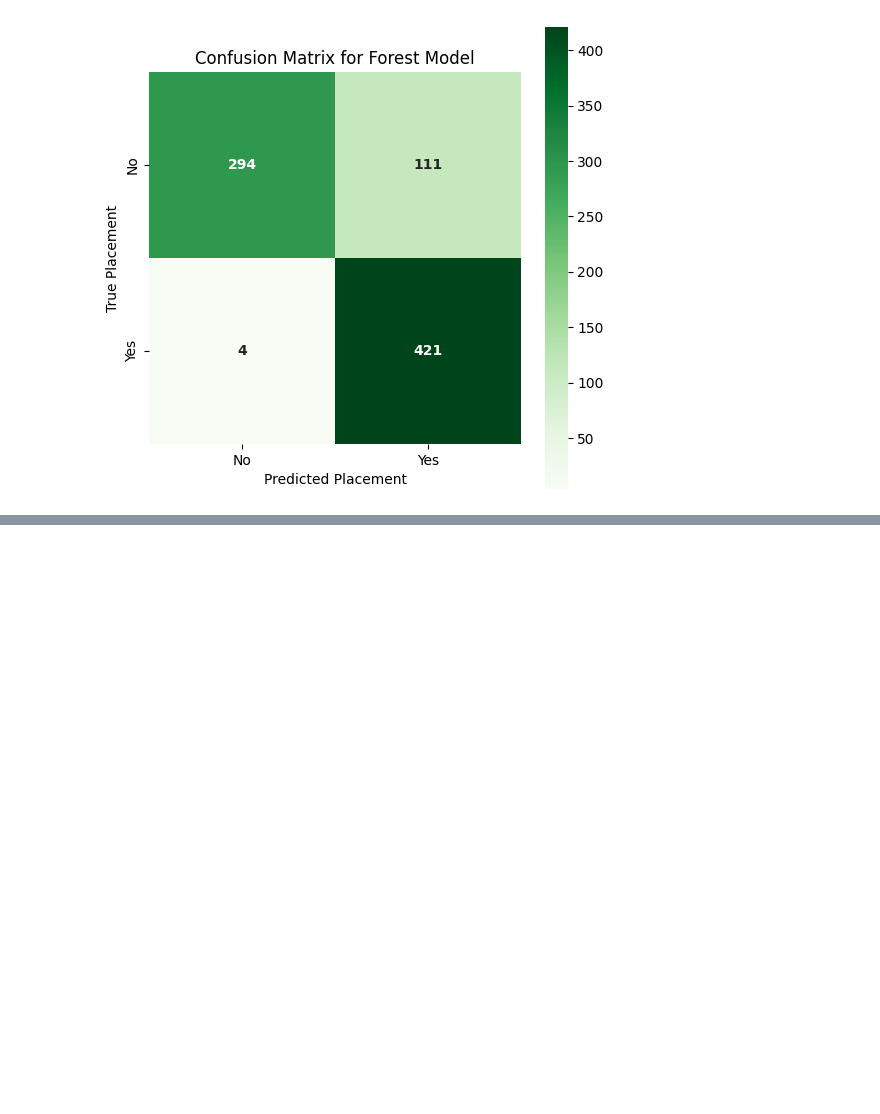
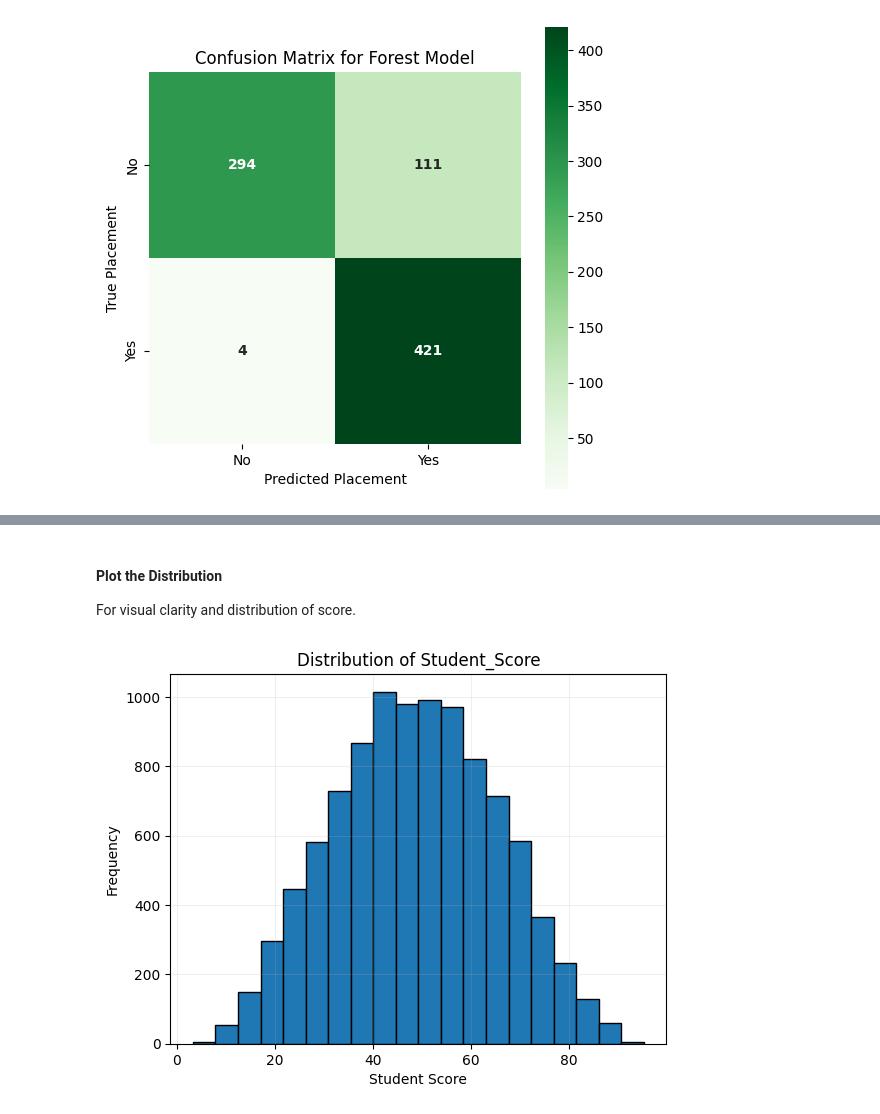
Before and after one commit to Chungj2000/DataAnalysis, a Jupyter notebook: Kaggle/College Student Placement Factors/Workbook.ipynb, the cells around one changed output, grey strips where cells are left out. Saved outputs shown, nothing was run; the diff lists cells and outputs as text; code cells hidden in the pictures; blank space fills up the shorter version.

```diff
--- a/Kaggle/College Student Placement Factors/Workbook.ipynb
+++ b/Kaggle/College Student Placement Factors/Workbook.ipynb
@@ -776,0 +827,12 @@ Validation
+# %%
+#Create Academic_Avg.
+data['Academic_Avg'] = (data['CGPA'] + data['Prev_Sem_Result']) / 2
+
+#Create a copy of the original dataset for normalization.
+normalized_data = data.copy()
+cols_to_normalize = ['Academic_Avg', 'IQ', 'Projects_Completed', 'Internship_Experience']
+
+mM_scaler = MinMaxScaler()
+
+normalized_data[cols_to_normalize] = mM_scaler.fit_transform(normalized_data[cols_to_normalize])
+print(normalized_data[cols_to_normalize].describe())
@@ -776,0 +851,14 @@ Validation
+# %%
+weight_academic_avg = 0.50
+weight_iq = 0.20
+weight_projects_completed = 0.15
+weight_internship_experience = 0.15
+
+data['Student_Score'] = 100 * (
+    (weight_academic_avg * normalized_data['Academic_Avg']) +
+    (weight_iq * normalized_data['IQ']) +
+    (weight_projects_completed * normalized_data['Projects_Completed']) +
+    (weight_internship_experience * normalized_data['Internship_Experience'])
+).round(4)
+
+print(data['Student_Score'].describe())
@@ -776,0 +875,12 @@ Validation
+# %% [markdown]
+#### Plot the Distribution ####
+For visual clarity and distribution of score.
+# %%
+plt.hist(data['Student_Score'], bins=20, edgecolor='black')
+plt.grid(True, alpha=0.2)
+plt.title('Distribution of Student_Score')
+plt.xlabel('Student Score')
+plt.ylabel('Frequency')
+plt.show()
+# %% [output]
+[figure, added]
```
Also changed, not shown: parts of 20 cells of this notebook.
